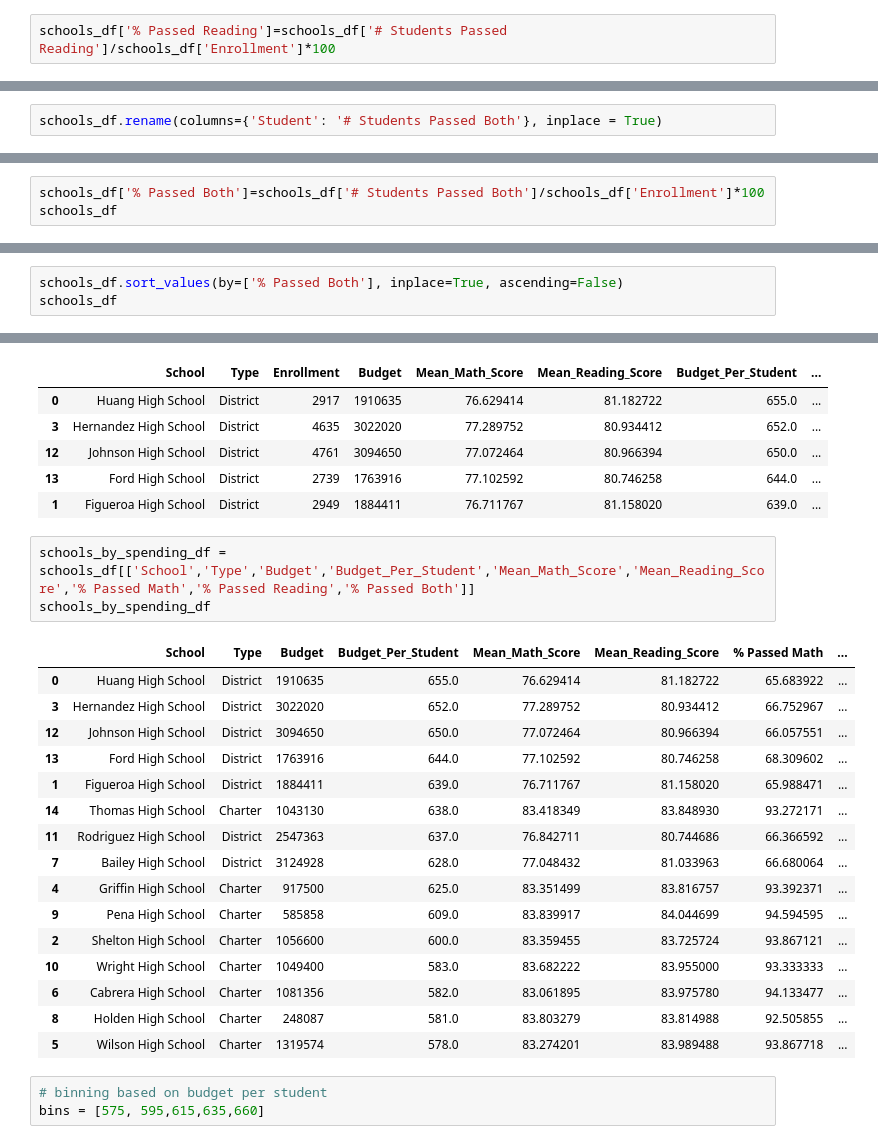
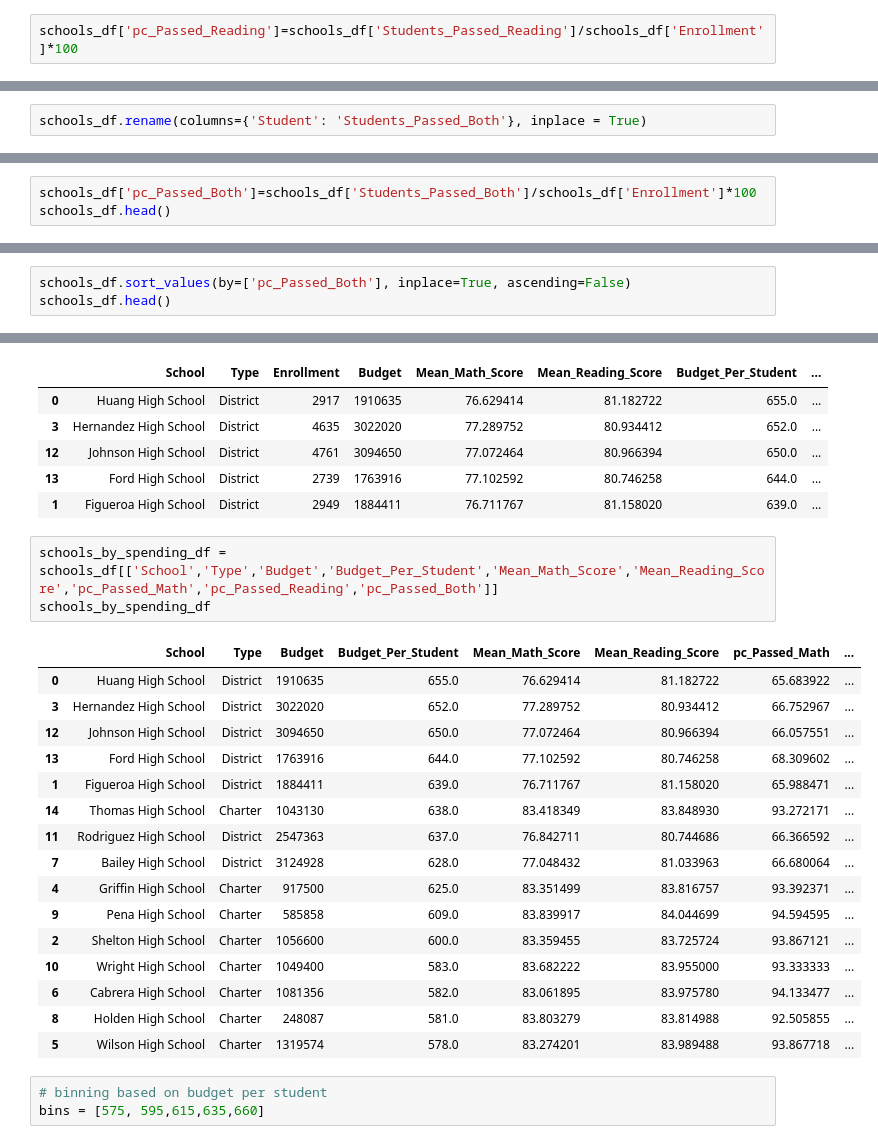
Before and after one commit to fbarillas08/pandas-challenge, a Jupyter notebook: PyCitySchools_FAB.ipynb, the cells around one changed output, grey strips where cells are left out. Cells and saved outputs as stored; diff of their text form.

```diff
--- a/PyCitySchools_FAB.ipynb
+++ b/PyCitySchools_FAB.ipynb
@@ -435,5 +435,5 @@ schools_df['% Passed Math']=schools_df['# Students Passed Math']/schools_df['Enr
 # %%
-schools_df['% Passed Reading']=schools_df['# Students Passed Reading']/schools_df['Enrollment']*100
+schools_df['pc_Passed_Reading']=schools_df['Students_Passed_Reading']/schools_df['Enrollment']*100
 # %%
 passed_both_df = passed_both_df.groupby("School").Student.count()
 passed_both_df
@@ -458,12 +458,12 @@ Name: Student, dtype: int64
 # %%
 schools_df = pd.merge(schools_df, passed_both_df, "left", on = "School")
 # %%
-schools_df.rename(columns={'Student': '# Students Passed Both'}, inplace = True)
+schools_df.rename(columns={'Student': 'Students_Passed_Both'}, inplace = True)
 # %%
 # ================================= SCHOOL LEVEL SUMMARY =============================================
 # %%
-schools_df['% Passed Both']=schools_df['# Students Passed Both']/schools_df['Enrollment']*100
-schools_df
+schools_df['pc_Passed_Both']=schools_df['Students_Passed_Both']/schools_df['Enrollment']*100
+schools_df.head()
 # %% [output]
 |  | School | Type | Enrollment | Budget | Mean_Math_Score | Mean_Reading_Score | Budget_Per_Student | ... |
 | 0 | Huang High School | District | 2917 | 1910635 | 76.629414 | 81.182722 | 655.0 | ... |
@@ -528,8 +518,8 @@ Percent_Students_Passing_Reading_and_Math *100
 # %%
 # TOP 5 PERFORMING SCHOOLS BASED ON % STUDENTS PASSING MATH AND READING
 # %%
-schools_df.sort_values(by=['% Passed Both'], inplace=True, ascending=False)
-schools_df
+schools_df.sort_values(by=['pc_Passed_Both'], inplace=True, ascending=False)
+schools_df.head()
 # %% [output]
 |  | School | Type | Enrollment | Budget | Mean_Math_Score | Mean_Reading_Score | Budget_Per_Student | ... |
 | 6 | Cabrera High School | Charter | 1858 | 1081356 | 83.061895 | 83.975780 | 582.0 | ... |
@@ -606,10 +586,10 @@ schools_df.head()
 | 13 | Ford High School | District | 2739 | 1763916 | 77.102592 | 80.746258 | 644.0 | ... |
 | 1 | Figueroa High School | District | 2949 | 1884411 | 76.711767 | 81.158020 | 639.0 | ... |
 # %%
-schools_by_spending_df = schools_df[['School','Type','Budget','Budget_Per_Student','Mean_Math_Score','Mean_Reading_Score','% Passed Math','% Passed Reading','% Passed Both']]
+schools_by_spending_df = schools_df[['School','Type','Budget','Budget_Per_Student','Mean_Math_Score','Mean_Reading_Score','pc_Passed_Math','pc_Passed_Reading','pc_Passed_Both']]
 schools_by_spending_df
 # %% [output]
-|  | School | Type | Budget | Budget_Per_Student | Mean_Math_Score | Mean_Reading_Score | % Passed Math | ... |
+|  | School | Type | Budget | Budget_Per_Student | Mean_Math_Score | Mean_Reading_Score | pc_Passed_Math | ... |
 | 0 | Huang High School | District | 1910635 | 655.0 | 76.629414 | 81.182722 | 65.683922 | ... |
 | 3 | Hernandez High School | District | 3022020 | 652.0 | 77.289752 | 80.934412 | 66.752967 | ... |
 | 12 | Johnson High School | District | 3094650 | 650.0 | 77.072464 | 80.966394 | 66.057551 | ... |
```
Also changed, not shown: parts of 31 cells of this notebook.
